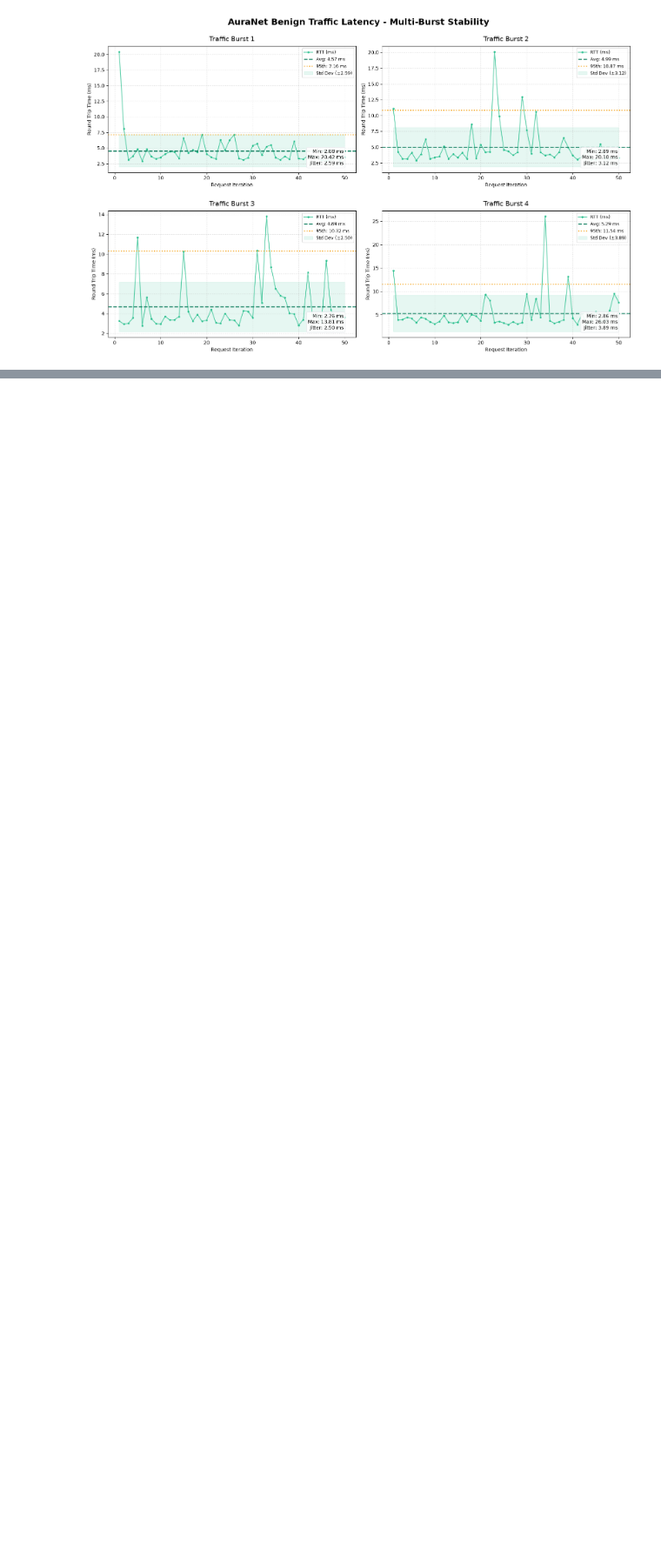
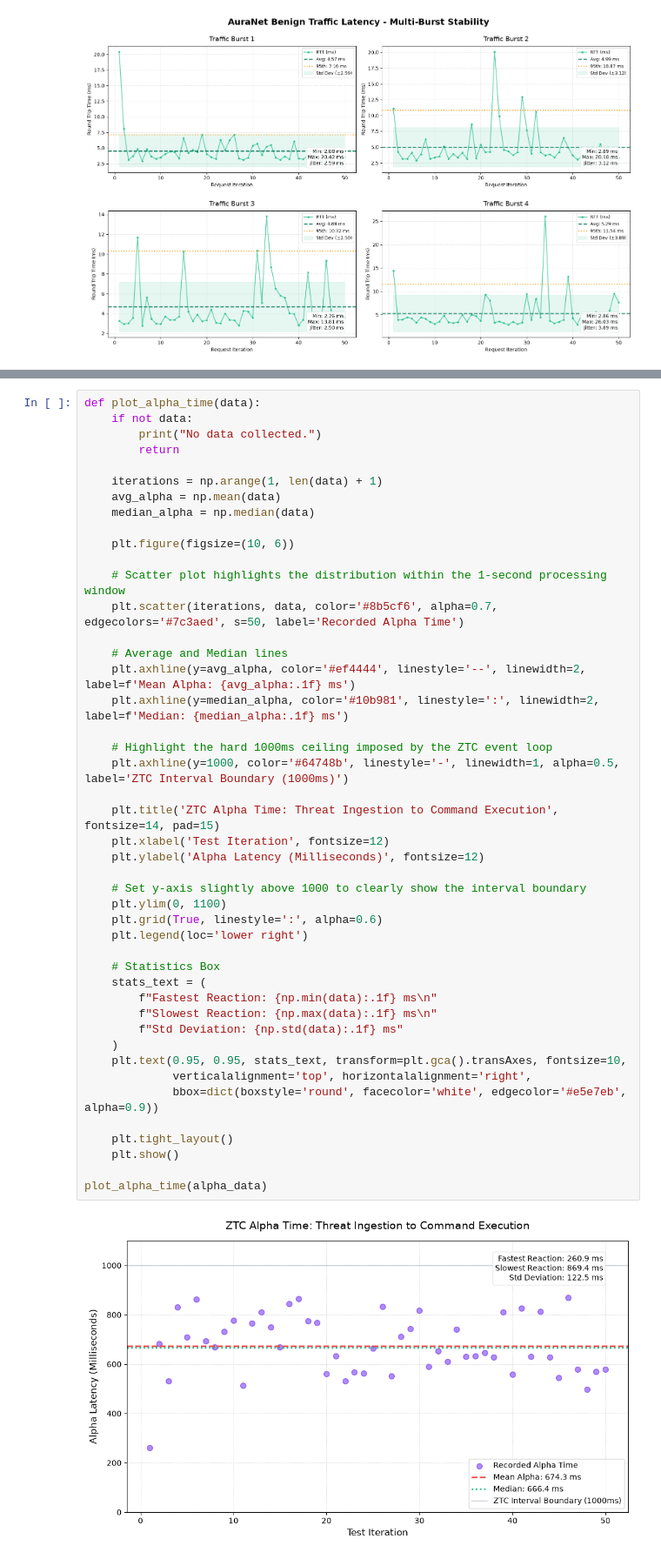
Before and after one commit to drnull03/AuraNet, a Jupyter notebook: System_CharacterizationAndInsights/insights.ipynb, the cells around one changed output, grey strips where cells are left out. Shown at 87% size. Drawn from its saved outputs; the diff is of its cells as text; blank space fills up the shorter version.

```diff
--- a/System_CharacterizationAndInsights/insights.ipynb
+++ b/System_CharacterizationAndInsights/insights.ipynb
@@ -443,0 +606,47 @@ plot_multi_batch_latency(multi_batch_data)
+# %%
+def plot_alpha_time(data):
+    if not data:
+        print("No data collected.")
+        return
+
+    iterations = np.arange(1, len(data) + 1)
+    avg_alpha = np.mean(data)
+    median_alpha = np.median(data)
+
+    plt.figure(figsize=(10, 6))
+
+    # Scatter plot highlights the distribution within the 1-second processing window
+    plt.scatter(iterations, data, color='#8b5cf6', alpha=0.7, edgecolors='#7c3aed', s=50, label='Recorded Alpha Time')
+
+    # Average and Median lines
+    plt.axhline(y=avg_alpha, color='#ef4444', linestyle='--', linewidth=2, label=f'Mean Alpha: {avg_alpha:.1f} ms')
+    plt.axhline(y=median_alpha, color='#10b981', linestyle=':', linewidth=2, label=f'Median: {median_alpha:.1f} ms')
+
+    # Highlight the hard 1000ms ceiling imposed by the ZTC event loop
+    plt.axhline(y=1000, color='#64748b', linestyle='-', linewidth=1, alpha=0.5, label='ZTC Interval Boundary (1000ms)')
+
+    plt.title('ZTC Alpha Time: Threat Ingestion to Command Execution', fontsize=14, pad=15)
+    plt.xlabel('Test Iteration', fontsize=12)
+    plt.ylabel('Alpha Latency (Milliseconds)', fontsize=12)
+
+    # Set y-axis slightly above 1000 to clearly show the interval boundary
+    plt.ylim(0, 1100)
+    plt.grid(True, linestyle=':', alpha=0.6)
+    plt.legend(loc='lower right')
+
+    # Statistics Box
+    stats_text = (
+        f"Fastest Reaction: {np.min(data):.1f} ms\n"
+        f"Slowest Reaction: {np.max(data):.1f} ms\n"
+        f"Std Deviation: {np.std(data):.1f} ms"
+    )
+    plt.text(0.95, 0.95, stats_text, transform=plt.gca().transAxes, fontsize=10,
+             verticalalignment='top', horizontalalignment='right',
+             bbox=dict(boxstyle='round', facecolor='white', edgecolor='#e5e7eb', alpha=0.9))
+
+    plt.tight_layout()
+    plt.show()
+
+plot_alpha_time(alpha_data)
+# %% [output]
+[figure, added]
```
Also changed, not shown: parts of 2 cells of this notebook, 1 other file.
